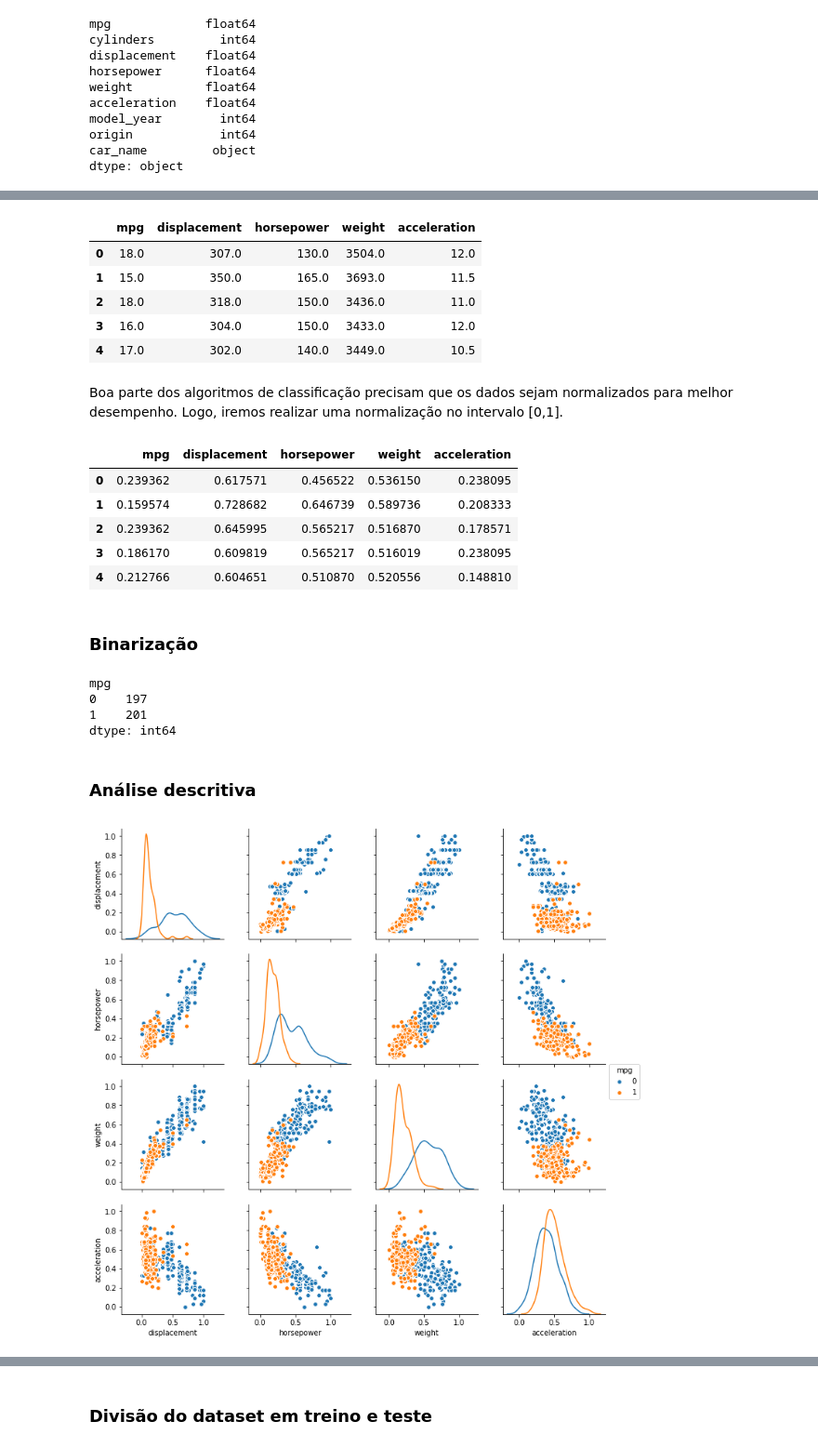
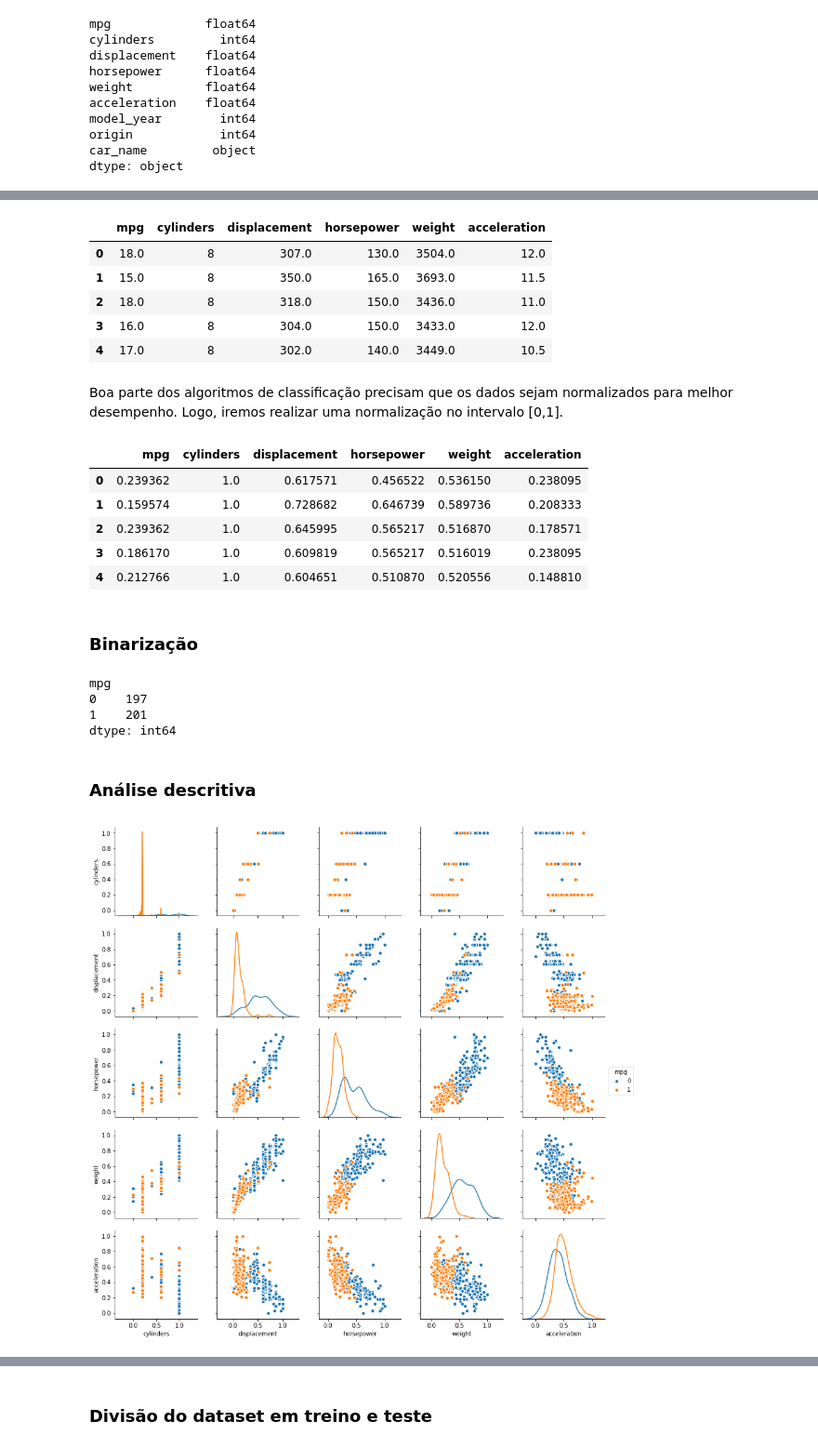
Before and after one commit to LucasSugi/data-science, a Jupyter notebook: exercicio_5/Auto.ipynb, the cells around one changed output, grey strips where cells are left out. Shown: that part at 93% size. Drawn from its saved outputs; the diff is of its cells as text; code cells hidden in the pictures.

```diff
--- a/exercicio_5/Auto.ipynb
+++ b/exercicio_5/Auto.ipynb
@@ -82,14 +100,14 @@ Dada a documentação do dataset e pesquisa realizada sobre os atributos, já ir
 # %%
 #Pré-selecao das variaveis
-cars2 = cars1.iloc[:,[0,2,3,4,5]].copy()
+cars2 = cars1.iloc[:,0:6].copy()
 cars2.head()
 # %% [output]
-|  | mpg | displacement | horsepower | weight | acceleration |
-| 0 | 18.0 | 307.0 | 130.0 | 3504.0 | 12.0 |
-| 1 | 15.0 | 350.0 | 165.0 | 3693.0 | 11.5 |
-| 2 | 18.0 | 318.0 | 150.0 | 3436.0 | 11.0 |
-| 3 | 16.0 | 304.0 | 150.0 | 3433.0 | 12.0 |
-| 4 | 17.0 | 302.0 | 140.0 | 3449.0 | 10.5 |
+|  | mpg | cylinders | displacement | horsepower | weight | acceleration |
+| 0 | 18.0 | 8 | 307.0 | 130.0 | 3504.0 | 12.0 |
+| 1 | 15.0 | 8 | 350.0 | 165.0 | 3693.0 | 11.5 |
+| 2 | 18.0 | 8 | 318.0 | 150.0 | 3436.0 | 11.0 |
+| 3 | 16.0 | 8 | 304.0 | 150.0 | 3433.0 | 12.0 |
+| 4 | 17.0 | 8 | 302.0 | 140.0 | 3449.0 | 10.5 |
 # %% [markdown]
 Boa parte dos algoritmos de classificação precisam que os dados sejam normalizados para melhor desempenho. Logo, iremos realizar uma normalização no intervalo [0,1].
 # %%
@@ -101,12 +119,12 @@ cars2.iloc[:,:] = min_max_scaler.fit_transform(cars2)
 #Mostrando o dataset normalizado
 cars2.head()
 # %% [output]
-|  | mpg | displacement | horsepower | weight | acceleration |
-| 0 | 0.239362 | 0.617571 | 0.456522 | 0.536150 | 0.238095 |
-| 1 | 0.159574 | 0.728682 | 0.646739 | 0.589736 | 0.208333 |
-| 2 | 0.239362 | 0.645995 | 0.565217 | 0.516870 | 0.178571 |
-| 3 | 0.186170 | 0.609819 | 0.565217 | 0.516019 | 0.238095 |
-| 4 | 0.212766 | 0.604651 | 0.510870 | 0.520556 | 0.148810 |
+|  | mpg | cylinders | displacement | horsepower | weight | acceleration |
+| 0 | 0.239362 | 1.0 | 0.617571 | 0.456522 | 0.536150 | 0.238095 |
+| 1 | 0.159574 | 1.0 | 0.728682 | 0.646739 | 0.589736 | 0.208333 |
+| 2 | 0.239362 | 1.0 | 0.645995 | 0.565217 | 0.516870 | 0.178571 |
+| 3 | 0.186170 | 1.0 | 0.609819 | 0.565217 | 0.516019 | 0.238095 |
+| 4 | 0.212766 | 1.0 | 0.604651 | 0.510870 | 0.520556 | 0.148810 |
 # %% [markdown]
 ### Binarização
 # %%
@@ -114,22 +132,22 @@ cars2.head()
 mpg_median = cars2['mpg'].median()
 
 cars2['mpg'] = cars2['mpg'].map(lambda x: 1 if x >= mpg_median else 0)
-# %%
-#Verificando se há desbalanceamento nos dados
-cars2.groupby('mpg').size()
-# %% [output]
-mpg
-0    197
-1    201
-dtype: int64
+# %%
+#Como agora temos duas classes, iremos verificar a quantidade de exemplos em cada uma delas (analisando desbalanceamento)
+cars2.groupby('mpg').size()
+# %% [output]
+mpg
+0    197
+1    201
+dtype: int64
 # %% [markdown]
 ### Análise descritiva
 # %%
 #Verificando a distribuição dos dados assim como suas relações
-sns.pairplot(cars2,hue='mpg',diag_kind='kde',vars=['displacement','horsepower','weight','acceleration'])
+sns.pairplot(cars2,hue='mpg',diag_kind='kde',vars=['cylinders','displacement','horsepower','weight','acceleration'])
 plt.show()
 # %% [output]
-[figure, old version]
+[figure, new version]
 # %%
 #Boxplot
 plt.figure(figsize=(15,8))
```
Also changed, not shown: parts of 8 cells of this notebook.
